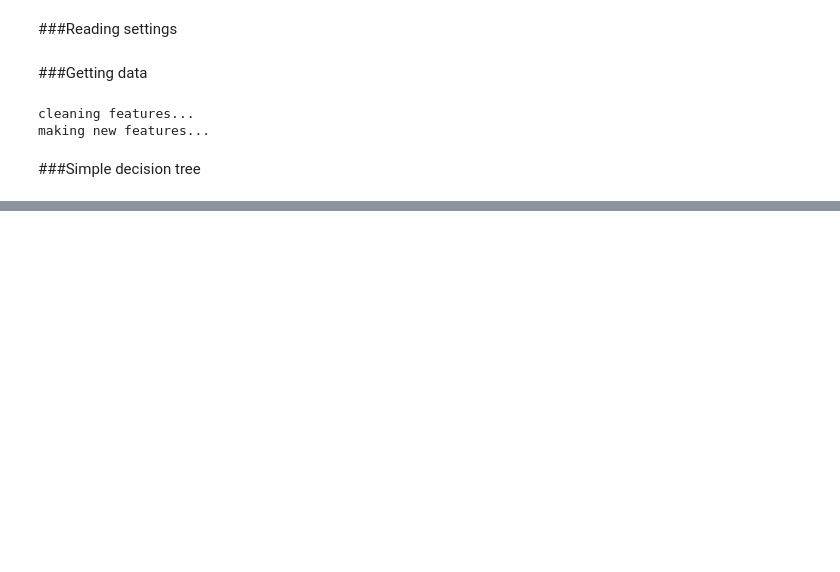
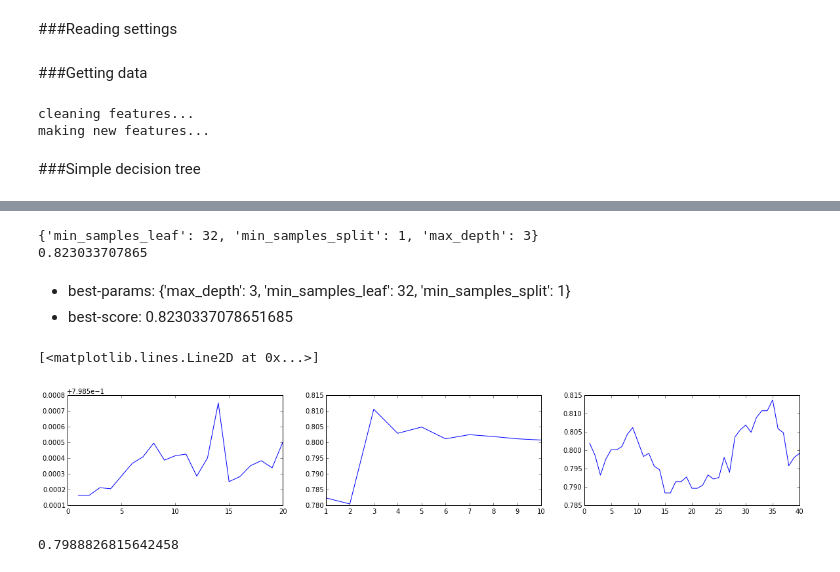
Before and after one commit to mrbazzik/ML-tasks, a Jupyter notebook: Titanic/scripts/Titanic.ipynb, the cells around one changed output, grey strips where cells are left out. Cells and saved outputs as stored; diff of their text form; code cells hidden in the pictures; blank space fills up the shorter version.

```diff
--- a/Titanic/scripts/Titanic.ipynb
+++ b/Titanic/scripts/Titanic.ipynb
@@ -203,7 +208,7 @@ config = js.loads(open('../SETTINGS.json').read())
 train_path = "../"+config["TRAIN_DATA_PATH"]
 test_path = "../"+config["TEST_DATA_PATH"]
 model_path = "../"+config["MODEL_PATH"]
-seed = int(config["SEED"])
+seeed = int(config["SEED"])
 # %% [markdown]
 ###Getting data
 # %%
@@ -215,13 +220,13 @@ df_full = df_full.reset_index()
 df_full = df_full.drop('index',1)
 
 
-df_full = prepareData(df_full, seed)
+df_full = prepareData(df_full, seeed)
 d_train = df_full.loc[df_full.Survived.notnull(),:]
 
 x_train = d_train.drop('Survived',1)
 y_train = d_train.Survived
 
-x_train, x_test, y_train, y_test = train_test_split(x_train, y_train, test_size=0.2, random_state=seed)
+x_train, x_test, y_train, y_test = train_test_split(x_train, y_train, test_size=0.2, random_state=seeed)
 # %% [output]
 cleaning features...
 making new features...
@@ -243,0 +243,10 @@ plt.show()
+# %%
+params={
+    "max_depth": sp.arange(1,11),
+    "min_samples_split": sp.arange(1,21),
+    "min_samples_leaf": sp.arange(1,41)
+}
+gs = GridSearchCV(dt_cls, params, scoring=None, loss_func=None, score_func=None,
+                  fit_params=None, n_jobs=4, iid=True, refit=True, cv=5, verbose=1,
+                  pre_dispatch='2*n_jobs', error_score='raise')
+gs.fit(x_train, y_train)
@@ -243,0 +284,41 @@ plt.show()
+# %%
+print(gs.best_params_)
+print(gs.best_score_)
+# %% [output]
+{'min_samples_leaf': 32, 'min_samples_split': 1, 'max_depth': 3}
+0.823033707865
+# %% [markdown]
+- best-params: {'max_depth': 3, 'min_samples_leaf': 32, 'min_samples_split': 1}
+- best-score: 0.8230337078651685
+# %%
+min_splits=[]
+max_depths=[]
+min_leafs=[]
+errors = []
+stds=[]
+for el in gs.grid_scores_:
+    min_splits.append(el.parameters['min_samples_split'])
+    max_depths.append(el.parameters['max_depth'])
+    min_leafs.append(el.parameters['min_samples_leaf'])
+    errors.append(el.mean_validation_score)
+    stds.append(std(el.cv_validation_scores))
+errdf = pd.DataFrame({"min_splits":min_splits, "max_depths": max_depths, "min_leafs": min_leafs, "error": errors, "std": stds})
+errdf.to_csv("dt_cls_err.csv")
+
+figure(figsize=(20, 3), dpi=80)
+subplot(1,3,1)
+ms = pd.pivot_table(data=errdf, values=["error","std"], index="min_splits", aggfunc="mean")
+plot(ms.index, ms.error)
+subplot(1,3,2)
+ms = pd.pivot_table(data=errdf, values=["error","std"], index="max_depths", aggfunc="mean")
+plot(ms.index, ms.error)
+subplot(1,3,3)
+ms = pd.pivot_table(data=errdf, values=["error","std"], index="min_leafs", aggfunc="mean")
+plot(ms.index, ms.error)
+# %% [output]
+[<matplotlib.lines.Line2D at 0x...>]
+[figure, added]
+# %%
+gs.score(x_test,y_test)
+# %% [output]
+0.7988826815642458
```
Also changed, not shown: parts of 4 cells of this notebook, 3 other files.
